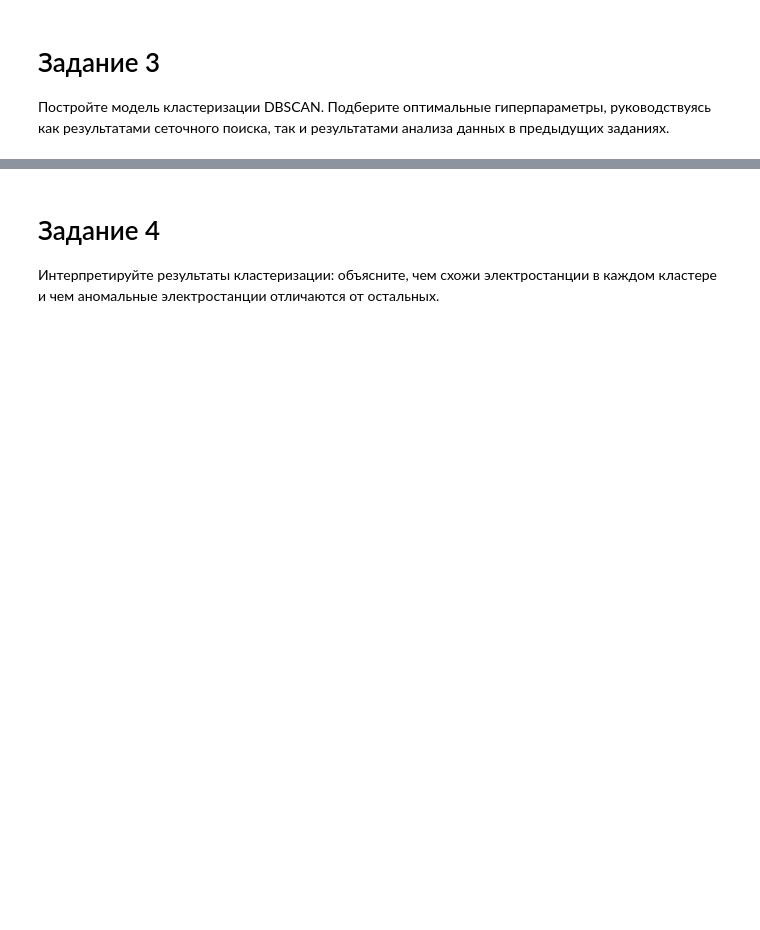
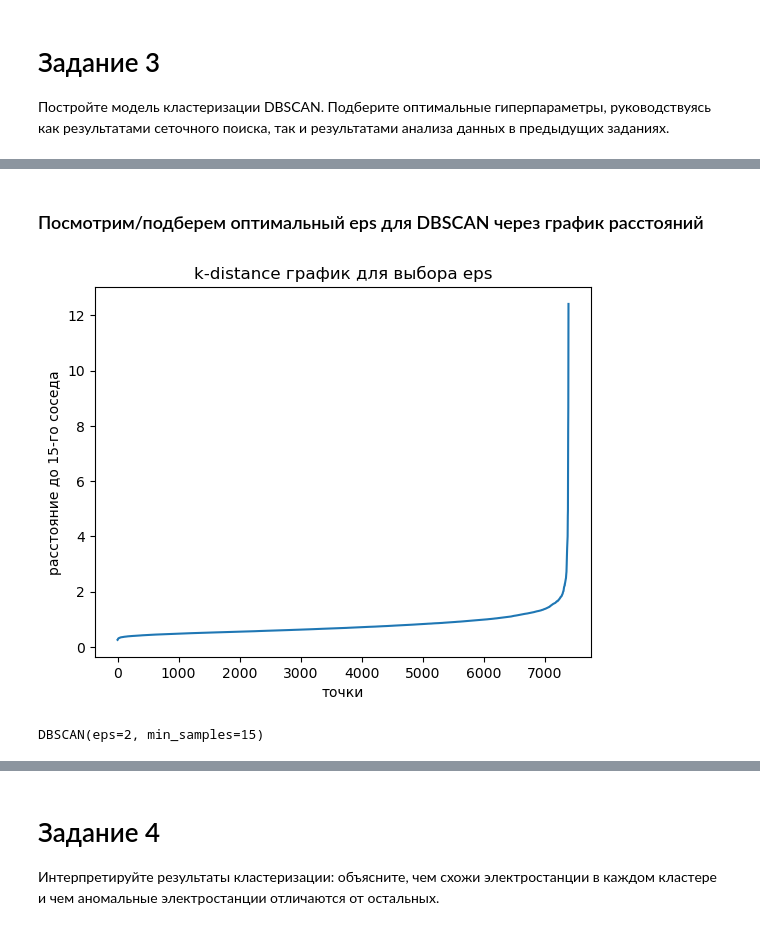
Before and after one commit to RashidUmarov/DBSCAN_Module_15, a Jupyter notebook: Практическая работа М15 DBSCAN.ipynb, the cells around one changed output, grey strips where cells are left out. Drawn from its saved outputs; the diff is of its cells as text; code cells hidden in the pictures; blank space fills up the shorter version.

```diff
--- a/Практическая работа М15 DBSCAN.ipynb
+++ b/Практическая работа М15 DBSCAN.ipynb
@@ -52,0 +300,23 @@
+# %% [markdown]
+### Посмотрим/подберем оптимальный eps для DBSCAN через график расстояний
+# %%
+from sklearn.neighbors import NearestNeighbors
+
+k = 15  # пусть это min_samples
+nn = NearestNeighbors(n_neighbors=k)
+nn.fit(df_scaled)
+distances, _ = nn.kneighbors(df_scaled)
+distances = np.sort(distances[:, -1])
+
+plt.plot(distances)
+plt.ylabel(f"расстояние до {k}-го соседа")
+plt.xlabel("точки")
+plt.title("k-distance график для выбора eps")
+plt.show()
+# %% [output]
+[figure, added]
+# %%
+dbscan_elb = DBSCAN(eps=2, min_samples=15)
+dbscan_elb.fit(df_scaled)
+# %% [output]
+DBSCAN(eps=2, min_samples=15)
```
Also changed, not shown: parts of 39 cells of this notebook, 1 other file.
